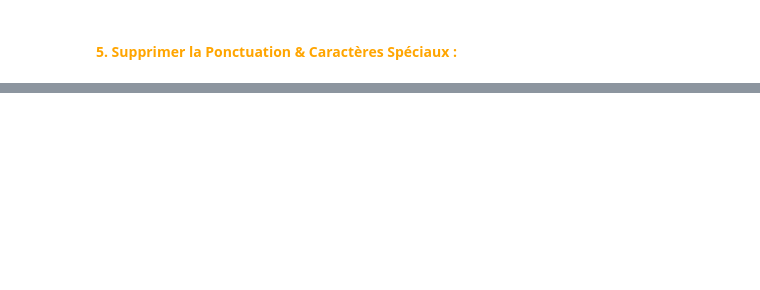
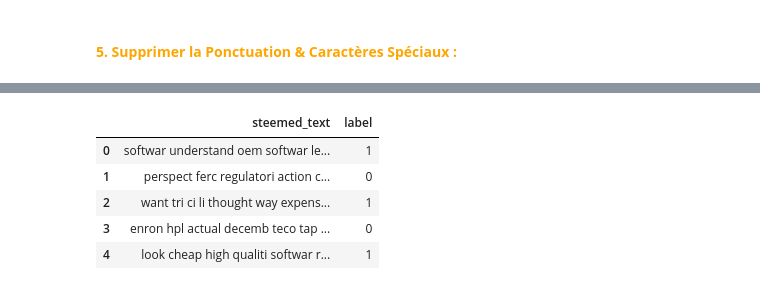
Before and after one commit to ABDELHAFIDAIT/HamOrSpamAI, a Jupyter notebook: notebooks/02_preprocessing.ipynb, the cells around one changed output, grey strips where cells are left out. Cells and saved outputs as stored; diff of their text form; code cells hidden in the pictures; blank space fills up the shorter version.

```diff
--- a/notebooks/02_preprocessing.ipynb
+++ b/notebooks/02_preprocessing.ipynb
@@ -158,0 +178,6 @@ df.head()
+# %%
+df["steemed_text"] = df["steemed_tokens"].apply(
+    lambda tokens : " ".join(tokens)
+)
+
+df.head()
@@ -158,0 +191,11 @@ df.head()
+# %%
+df = pd.DataFrame(df, columns=["steemed_text","label"])
+
+df.head()
+# %% [output]
+|  | steemed_text | label |
+| 0 | softwar understand oem softwar le... | 1 |
+| 1 | perspect ferc regulatori action c... | 0 |
+| 2 | want tri ci li thought way expens... | 1 |
+| 3 | enron hpl actual decemb teco tap ... | 0 |
+| 4 | look cheap high qualiti softwar r... | 1 |
```
Also changed, not shown: parts of 3 cells of this notebook.
